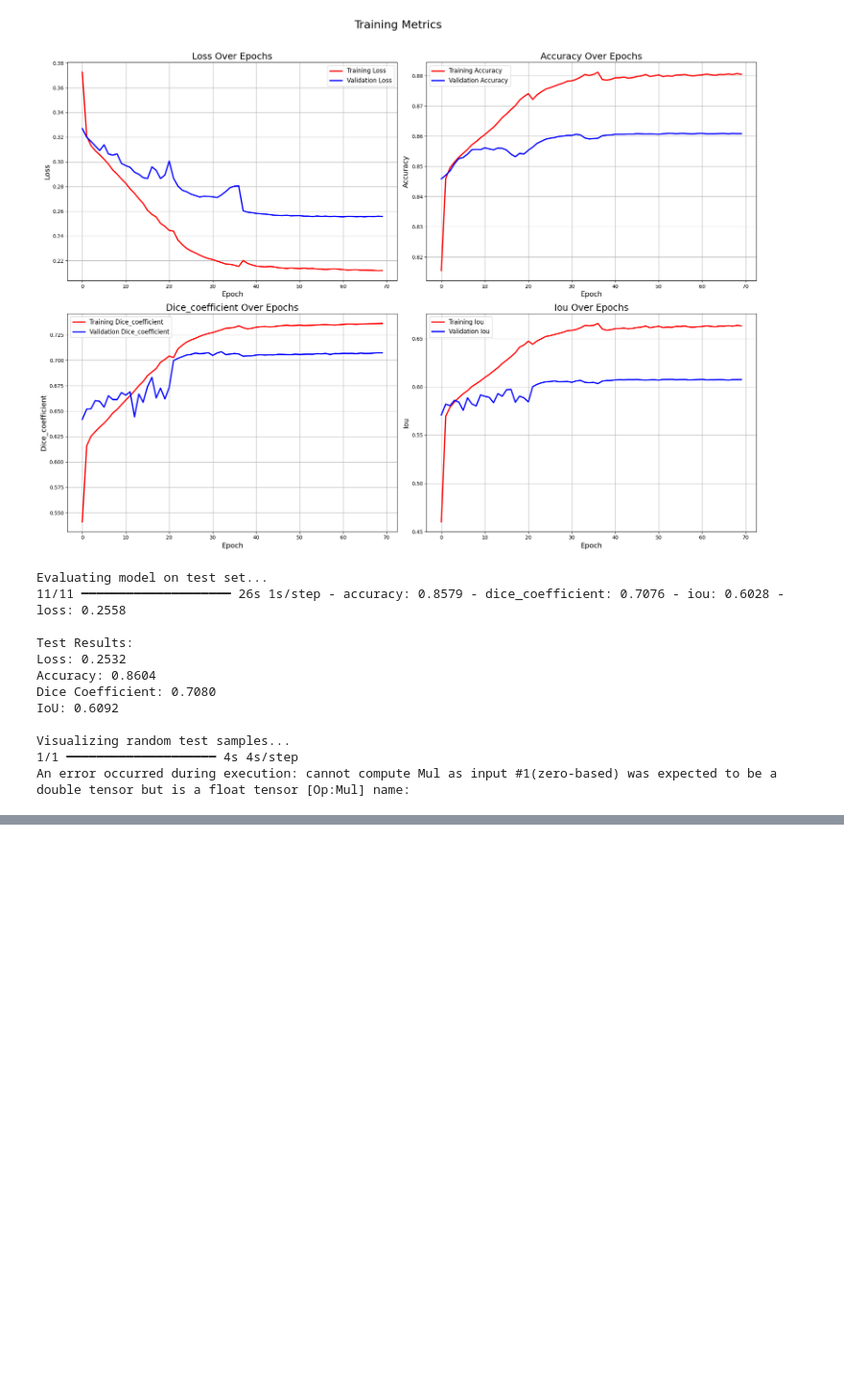
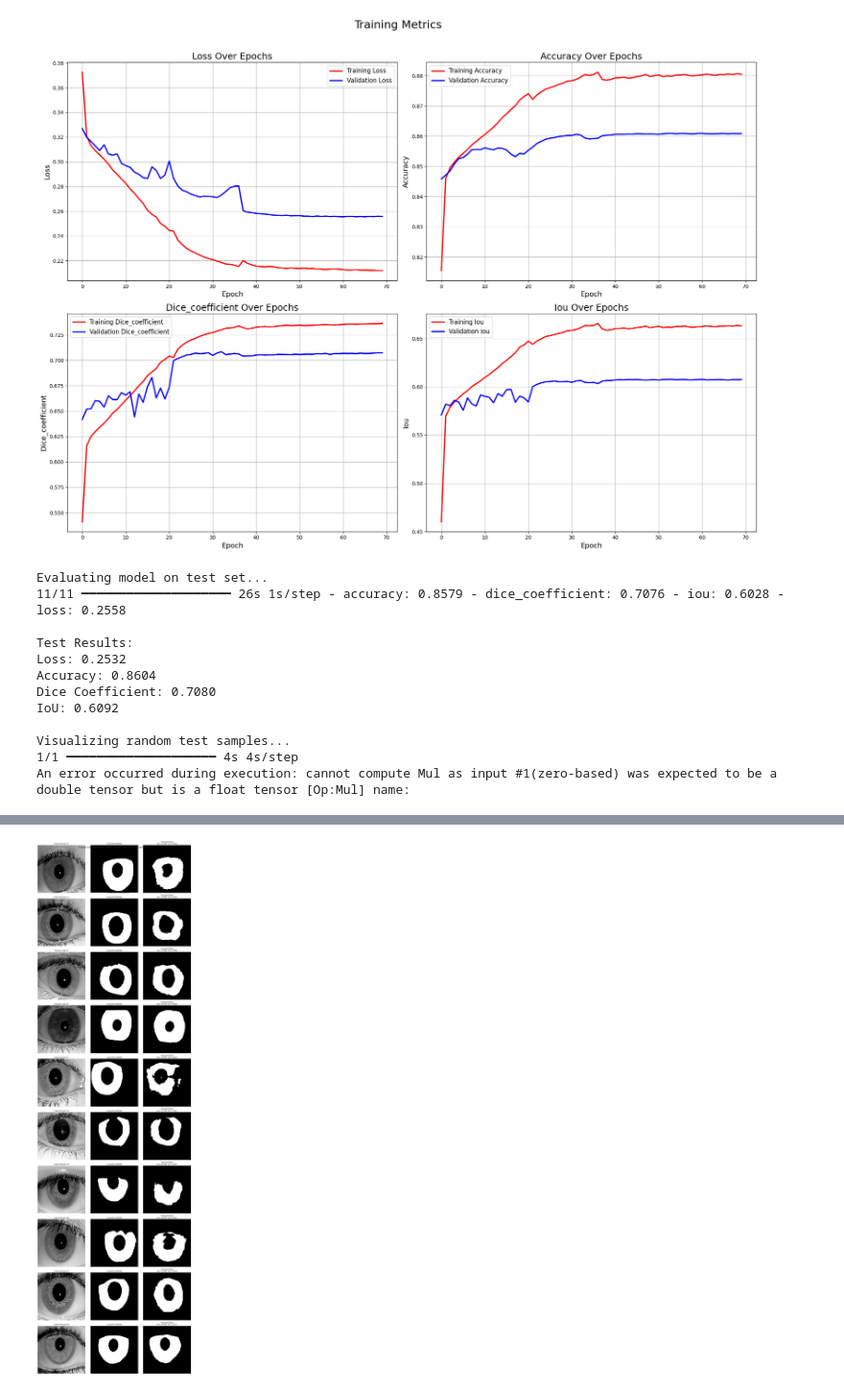
Before and after one commit to abhisheksr47/3d_manual_for_ikea, a Jupyter notebook: notebookc1a5e86eb8.ipynb, the cells around one changed output, grey strips where cells are left out. Shown at 96% size. Drawn from its saved outputs; the diff is of its cells as text; code cells hidden in the pictures; blank space fills up the shorter version.

Commit message:
Kaggle Notebook | notebookc1a5e86eb8 | Version 3

```diff
--- a/notebookc1a5e86eb8.ipynb
+++ b/notebookc1a5e86eb8.ipynb
@@ -329,0 +386,85 @@ An error occurred during execution: cannot compute Mul as input #1(zero-based) w
+# %%
+import tensorflow as tf
+import numpy as np
+import matplotlib.pyplot as plt
+
+def compare_predictions(model, X_test, y_test, num_samples=10):
+    # Get random indices for test samples
+    indices = np.random.randint(0, len(X_test), num_samples)
+
+    # Store metrics for each sample
+    metrics = []
+
+    # Create a figure with num_samples rows and 3 columns
+    fig, axes = plt.subplots(num_samples, 3, figsize=(15, 5*num_samples))
+    fig.suptitle('Comparison of Original Images, Ground Truth, and Predicted Masks', fontsize=16)
+
+    for idx, sample_idx in enumerate(indices):
+        # Get sample data
+        image = X_test[sample_idx]
+        true_mask = y_test[sample_idx].squeeze()
+
+        # Get prediction
+        pred_mask = model.predict(np.expand_dims(image, axis=0), verbose=0).squeeze()
+
+        # Calculate metrics for this sample
+        dice_score = dice_coefficient(true_mask, pred_mask).numpy()
+        iou_score = iou(true_mask, pred_mask).numpy()
+        metrics.append({'dice': dice_score, 'iou': iou_score})
+
+        # Plot original image
+        axes[idx, 0].imshow(image)
+        axes[idx, 0].set_title(f'Original Image {sample_idx}')
+        axes[idx, 0].axis('off')
+
+        # Plot ground truth mask
+        axes[idx, 1].imshow(true_mask, cmap='gray')
+        axes[idx, 1].set_title('Ground Truth Mask')
+        axes[idx, 1].axis('off')
+
+        # Plot predicted mask
+        axes[idx, 2].imshow(pred_mask > 0.5, cmap='gray')
+        axes[idx, 2].set_title(f'Predicted Mask\nDice: {dice_score:.4f}, IoU: {iou_score:.4f}')
+        axes[idx, 2].axis('off')
+
+    plt.tight_layout()
+    plt.show()
+
+    # Print average metrics
+    avg_dice = np.mean([m['dice'] for m in metrics])
+    avg_iou = np.mean([m['iou'] for m in metrics])
+    print("\nAverage Metrics for the 10 samples:")
+    print(f"Average Dice Coefficient: {avg_dice:.4f}")
+    print(f"Average IoU Score: {avg_iou:.4f}")
+
+    # Print individual metrics
+    print("\nIndividual Sample Metrics:")
+    for i, m in enumerate(metrics):
+        print(f"Sample {i+1} - Dice: {m['dice']:.4f}, IoU: {m['iou']:.4f}")
+
+# Load model and run comparison
+try:
+    # Load the saved model
+    model = tf.keras.models.load_model('/kaggle/working/best_transunet_model.keras',
+                                     custom_objects={
+                                         'dice_coefficient': dice_coefficient,
+                                         'iou': iou,
+                                         'TransformerBlock': TransformerBlock,
+                                         'TransformerSequence': TransformerSequence
+                                     })
+    print("Model loaded successfully!")
+
+    # Load and preprocess test data
+    dataset_dir = "/kaggle/input/iitd-iris/Masks and Images"
+    images, masks = load_images_and_masks(dataset_dir)
+
+    # Split into train/val/test
+    _, X_temp, _, y_temp = train_test_split(images, masks, test_size=0.3, random_state=42)
+    X_test, _, y_test, _ = train_test_split(X_temp, y_temp, test_size=0.5, random_state=42)
+
+    print("\nGenerating predictions and comparisons for 10 random test samples...")
+    compare_predictions(model, X_test, y_test, num_samples=10)
+
+except Exception as e:
+    print(f"An error occurred: {str(e)}")
+# %% [output]
@@ -329,0 +474 @@ An error occurred during execution: cannot compute Mul as input #1(zero-based) w
+[figure, added]
```
Also changed, not shown: parts of 3 cells of this notebook.
